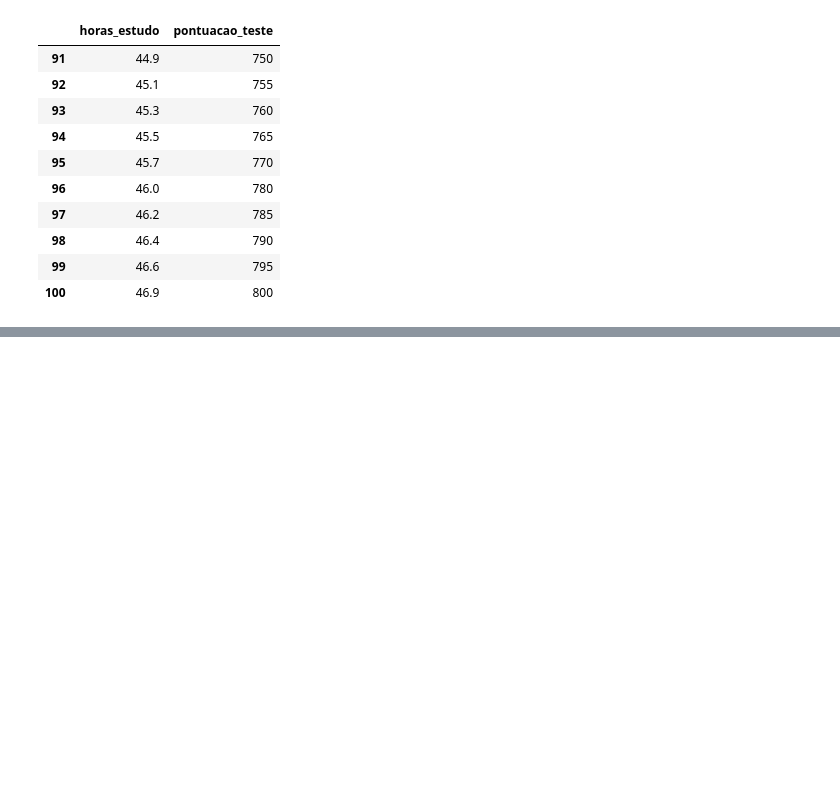
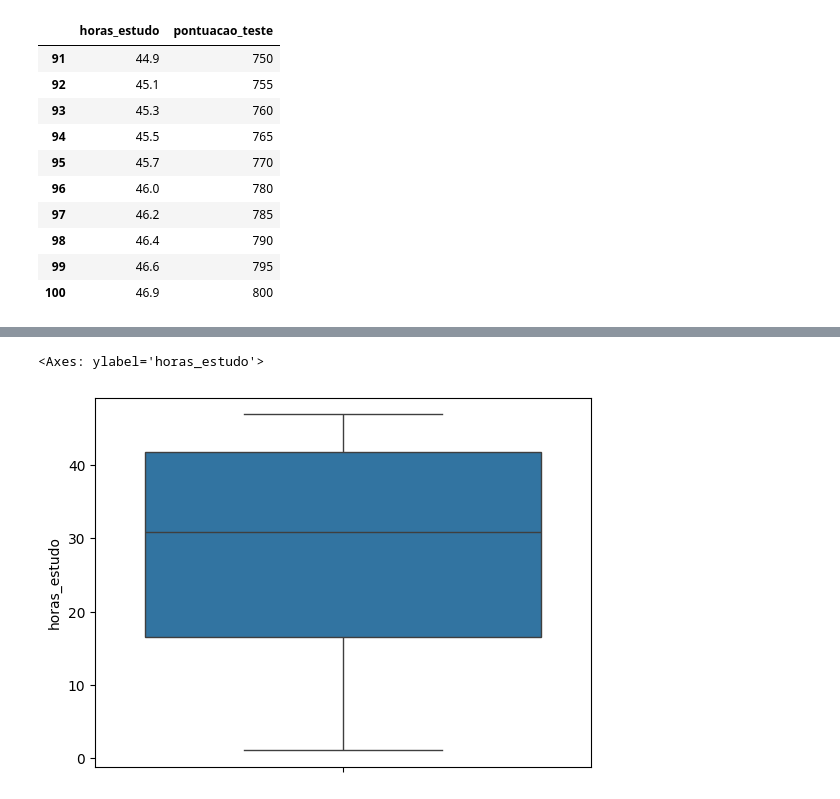
Before and after one commit to bertiGrazi/analise_exploratoria_de_dados, a Jupyter notebook: algoritmos_supervisionados/regressão_linear_simples/modelo_pontuacao.ipynb, the cells around one changed output, grey strips where cells are left out. Cells and saved outputs as stored; diff of their text form; code cells hidden in the pictures; blank space fills up the shorter version.

```diff
--- a/algoritmos_supervisionados/regressão_linear_simples/modelo_pontuacao.ipynb
+++ b/algoritmos_supervisionados/regressão_linear_simples/modelo_pontuacao.ipynb
@@ -46,0 +81,8 @@ df_pontuacao.tail(10)
+# %%
+# Verificar se temos outliers
+# Plot BoxPlot
+
+sns.boxplot(df_pontuacao, y='horas_estudo')
+# %% [output]
+<Axes: ylabel='horas_estudo'>
+[figure, added]
```
Also changed, not shown: parts of 8 cells of this notebook.
